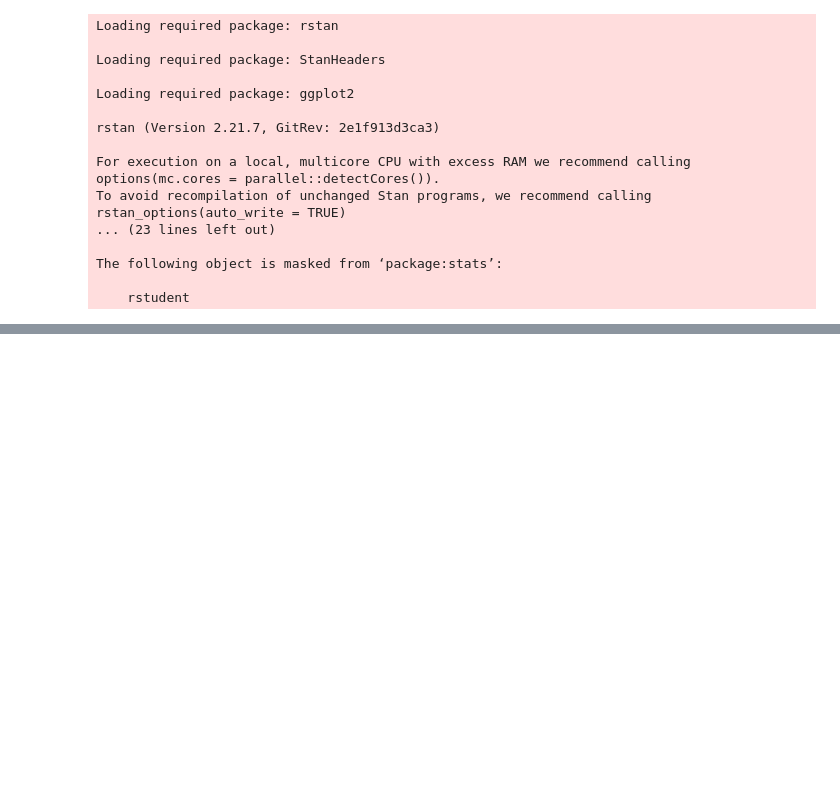
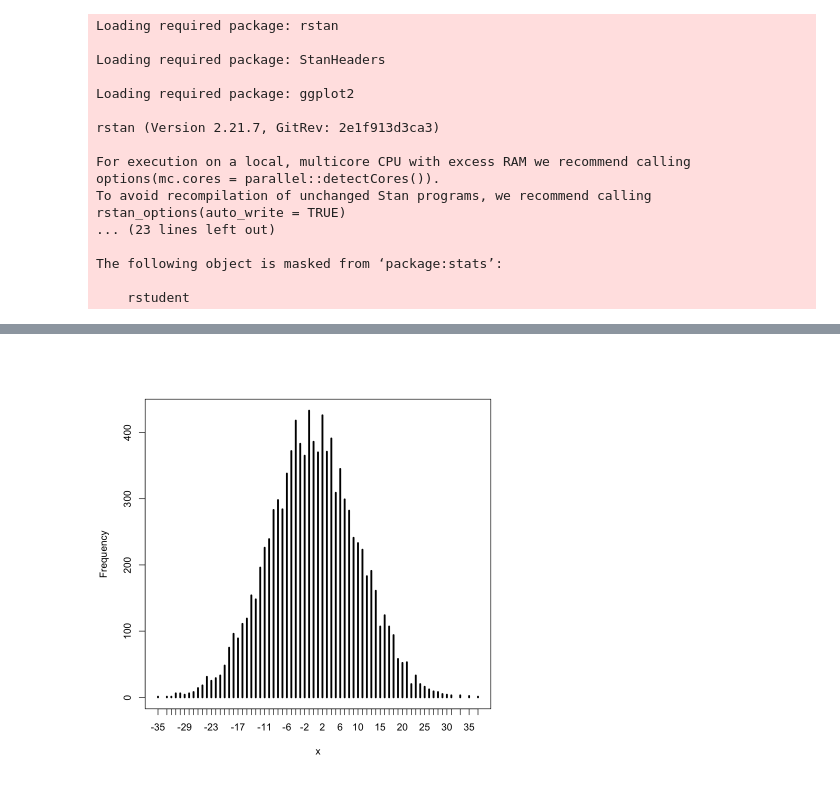
Before and after one commit to jfyu/rethinking_stats_2_practice, a Jupyter notebook: R/R_chapter_4.ipynb, the cells around one changed output, grey strips where cells are left out. Cells and saved outputs as stored; diff of their text form; code cells hidden in the pictures; blank space fills up the shorter version.

```diff
--- a/R/R_chapter_4.ipynb
+++ b/R/R_chapter_4.ipynb
@@ -22,0 +34,6 @@ The following object is masked from ‘package:stats’:
+# %%
+mu <- rnorm(1e4, 0, 10)
+# %%
+simplehist(mu)
+# %% [output]
+[figure, added]
```
Also changed, not shown: parts of 49 cells of this notebook, 1 other file.
